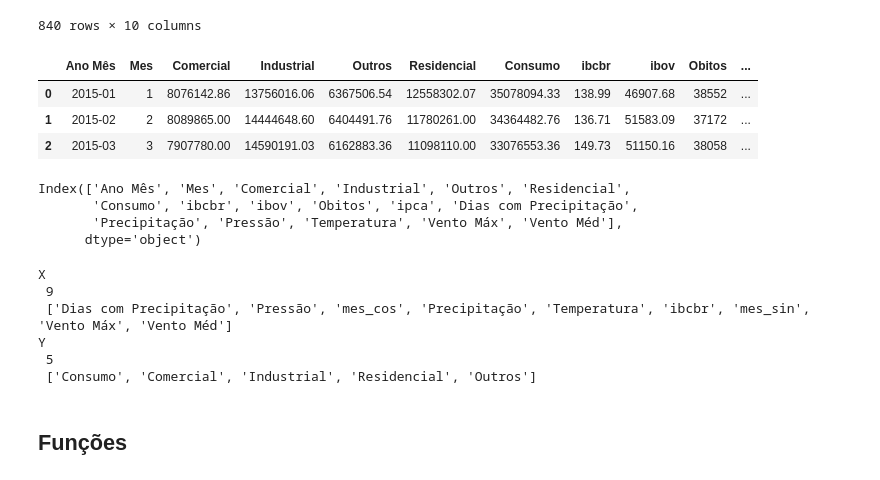
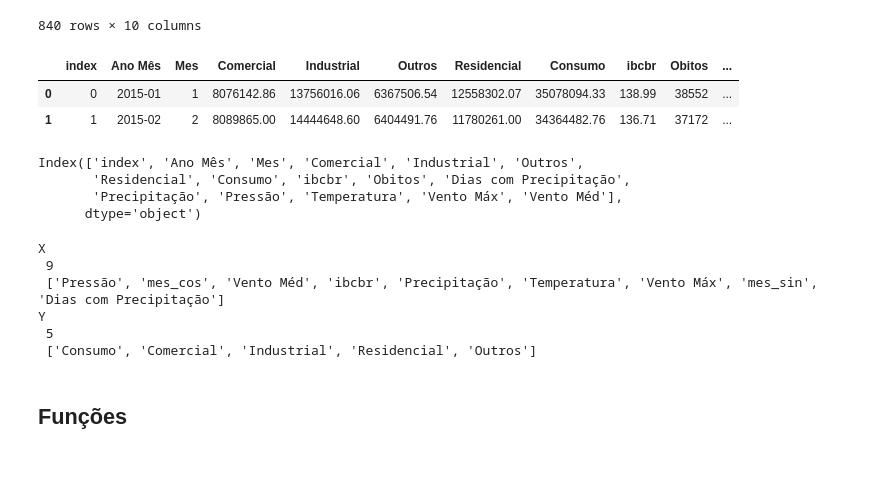
Before and after one commit to lvb86/PD_LSTM_GA, a Jupyter notebook: code/LSTM_GEN_e32_p16_BR_res_ibcbr_2015_2020.ipynb, the cells around one changed output. Saved outputs shown, nothing was run; the diff lists cells and outputs as text; code cells hidden in the pictures.

```diff
--- a/code/LSTM_GEN_e32_p16_BR_res_ibcbr_2015_2020.ipynb
+++ b/code/LSTM_GEN_e32_p16_BR_res_ibcbr_2015_2020.ipynb
@@ -243,23 +200,20 @@ dfEPE['Consumo'] = dfEPE.Comercial + dfEPE.Residencial + dfEPE.Comercial + dfEPE
 clima = pd.read_csv(urlclima, index_col=False)
 # %%
 df = dfEPE.reset_index()
-df = pd.merge(df,ibcbr[['Ano Mês','ibcbr']],left_on='Ano Mês',right_on='Ano Mês')
-df = pd.merge(df,ibov[['Ano Mês','ibov']],left_on='Ano Mês',right_on='Ano Mês')
-df = pd.merge(df,obtosBR[['Ano Mês','Obitos']],left_on='Ano Mês',right_on='Ano Mês')
-df = pd.merge(df,ipca[['Ano Mês','ipca']],left_on='Ano Mês',right_on='Ano Mês')
-df = pd.merge(df,clima.reset_index()[['Ano Mês','Dias com Precipitação','Precipitação', 'Pressão', 'Temperatura', 'Vento Máx', 'Vento Méd' ]],              left_on='Ano Mês',right_on='Ano Mês')
+df = pd.merge(df.reset_index(),ibcbr[['Ano Mês','ibcbr']],left_on='Ano Mês',right_on='Ano Mês')
+df = pd.merge(df.reset_index(),obtosBR[['Ano Mês','Obitos']],left_on='Ano Mês',right_on='Ano Mês').drop(columns=['level_0','index'])
+df = pd.merge(df.reset_index(),clima.reset_index()[['Ano Mês','Dias com Precipitação','Precipitação', 'Pressão', 'Temperatura', 'Vento Máx', 'Vento Méd' ]],              left_on='Ano Mês',right_on='Ano Mês')
 # %%
-df.head(3)
+df.head(2)
 # %% [output]
-|  | Ano Mês | Mes | Comercial | Industrial | Outros | Residencial | Consumo | ibcbr | ibov | Obitos | ... |
-| 0 | 2015-01 | 1 | 8076142.86 | 13756016.06 | 6367506.54 | 12558302.07 | 35078094.33 | 138.99 | 46907.68 | 38552 | ... |
-| 1 | 2015-02 | 2 | 8089865.00 | 14444648.60 | 6404491.76 | 11780261.00 | 34364482.76 | 136.71 | 51583.09 | 37172 | ... |
-| 2 | 2015-03 | 3 | 7907780.00 | 14590191.03 | 6162883.36 | 11098110.00 | 33076553.36 | 149.73 | 51150.16 | 38058 | ... |
+|  | index | Ano Mês | Mes | Comercial | Industrial | Outros | Residencial | Consumo | ibcbr | Obitos | ... |
+| 0 | 0 | 2015-01 | 1 | 8076142.86 | 13756016.06 | 6367506.54 | 12558302.07 | 35078094.33 | 138.99 | 38552 | ... |
+| 1 | 1 | 2015-02 | 2 | 8089865.00 | 14444648.60 | 6404491.76 | 11780261.00 | 34364482.76 | 136.71 | 37172 | ... |
 # %%
 df.columns
 # %% [output]
-Index(['Ano Mês', 'Mes', 'Comercial', 'Industrial', 'Outros', 'Residencial',
-       'Consumo', 'ibcbr', 'ibov', 'Obitos', 'ipca', 'Dias com Precipitação',
+Index(['index', 'Ano Mês', 'Mes', 'Comercial', 'Industrial', 'Outros',
+       'Residencial', 'Consumo', 'ibcbr', 'Obitos', 'Dias com Precipitação',
        'Precipitação', 'Pressão', 'Temperatura', 'Vento Máx', 'Vento Méd'],
       dtype='object')
 # %%
@@ -268,15 +222,14 @@ df['mes_sin'] = np.sin(df['Mes']*2*np.pi/12)
 df['mes_cos'] = np.cos(df['Mes']*2*np.pi/12)
 d = df.drop(columns=['Ano Mês', 'Mes']).reset_index()
 Ycolumns = ['Consumo', 'Comercial', 'Industrial', 'Residencial', 'Outros']
-#Xcolumns = [*{*d.columns.to_list()}-{*Ycolumns,'index','level_0','ibcbr', 'ibov', 'Obitos', 'ipca'}]
-Xcolumns = [*{*d.columns.to_list()}-{*Ycolumns,'index','level_0','ibov','Obitos', 'ipca'}]
+Xcolumns = [*{*d.columns.to_list()}-{*Ycolumns,'index','level_0','Obitos'}]
 
 print('X\n',len(Xcolumns),'\n', Xcolumns)
 print('Y\n',len(Ycolumns),'\n', Ycolumns)
 # %% [output]
 X
  9
- ['Dias com Precipitação', 'Pressão', 'mes_cos', 'Precipitação', 'Temperatura', 'ibcbr', 'mes_sin', 'Vento Máx', 'Vento Méd']
+ ['Pressão', 'mes_cos', 'Vento Méd', 'ibcbr', 'Precipitação', 'Temperatura', 'Vento Máx', 'mes_sin', 'Dias com Precipitação']
 Y
  5
  ['Consumo', 'Comercial', 'Industrial', 'Residencial', 'Outros']
```
Also changed, not shown: parts of 17 cells of this notebook.
